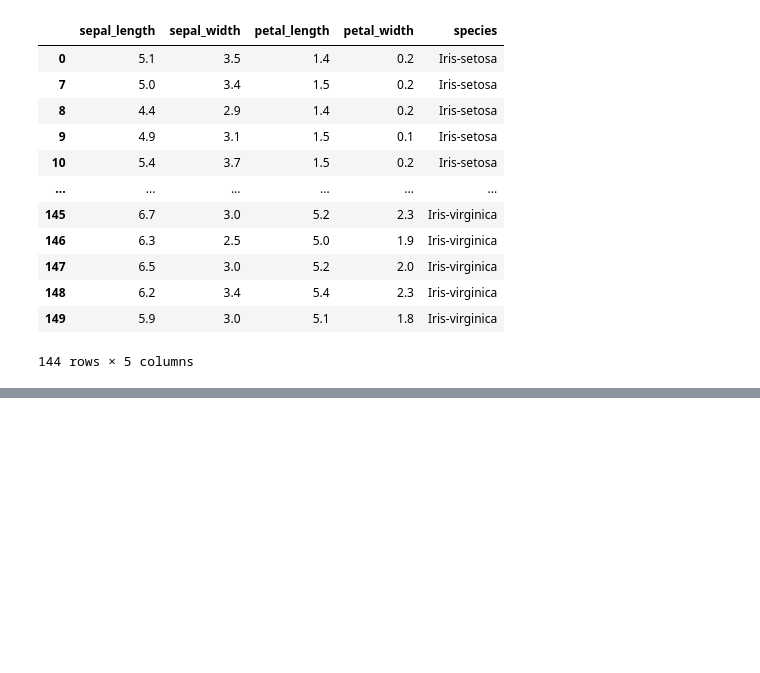
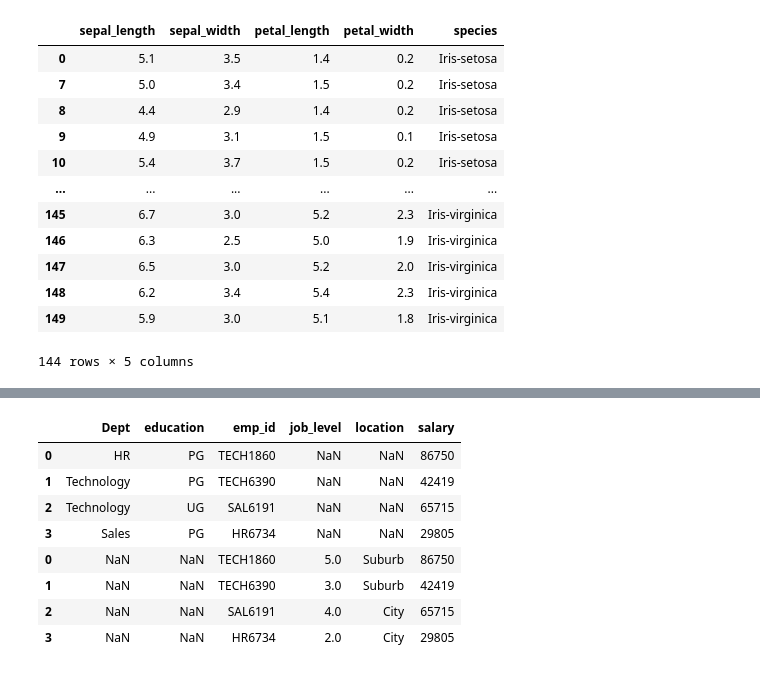
Before and after one commit to Kristina140699/Master-Data-Science-in-Python, a Jupyter notebook: Intro_to_pandas.ipynb, the cells around one changed output, grey strips where cells are left out. Saved outputs shown, nothing was run; the diff lists cells and outputs as text; code cells hidden in the pictures; blank space fills up the shorter version.

```diff
--- a/Intro_to_pandas.ipynb
+++ b/Intro_to_pandas.ipynb
@@ -339,0 +572,12 @@ iris.drop([1,2,3, 4,5, 6], axis = 0) # axis=0 means we are dropping a row.
+# %%
+pd.concat([df1, df2], axis=0, sort=True)
+# %% [output]
+|  | Dept | education | emp_id | job_level | location | salary |
+| 0 | HR | PG | TECH1860 | NaN | NaN | 86750 |
+| 1 | Technology | PG | TECH6390 | NaN | NaN | 42419 |
+| 2 | Technology | UG | SAL6191 | NaN | NaN | 65715 |
+| 3 | Sales | PG | HR6734 | NaN | NaN | 29805 |
+| 0 | NaN | NaN | TECH1860 | 5.0 | Suburb | 86750 |
+| 1 | NaN | NaN | TECH6390 | 3.0 | Suburb | 42419 |
+| 2 | NaN | NaN | SAL6191 | 4.0 | City | 65715 |
+| 3 | NaN | NaN | HR6734 | 2.0 | City | 29805 |
```
Also changed, not shown: parts of 30 cells of this notebook.
